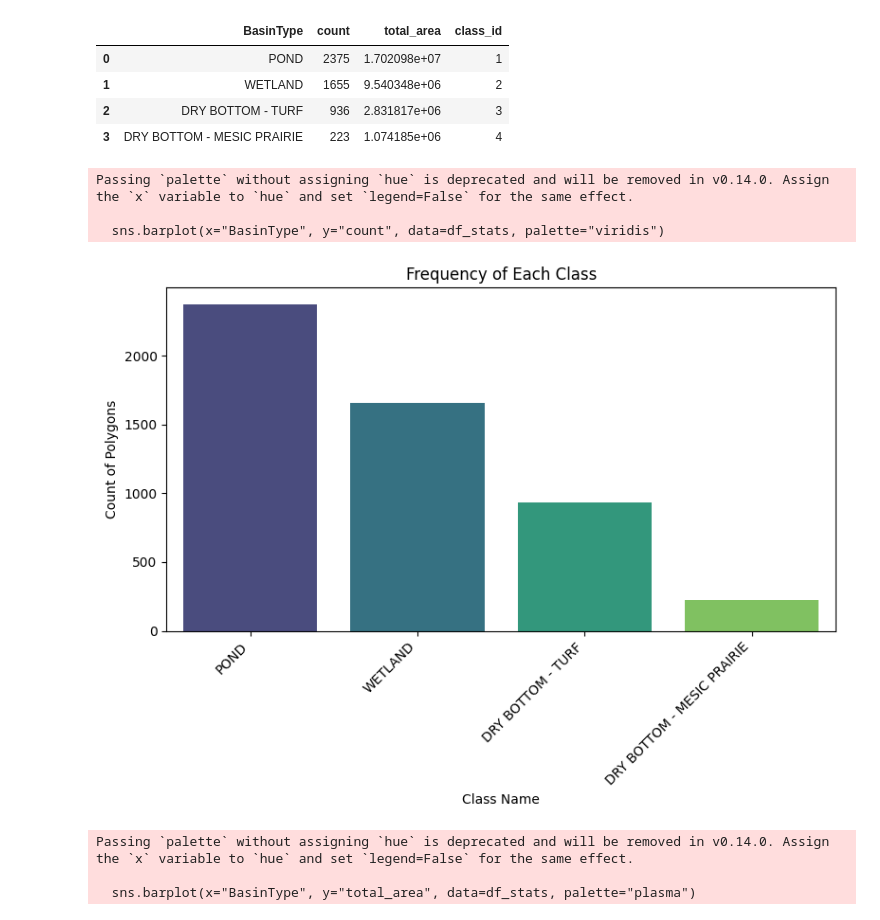
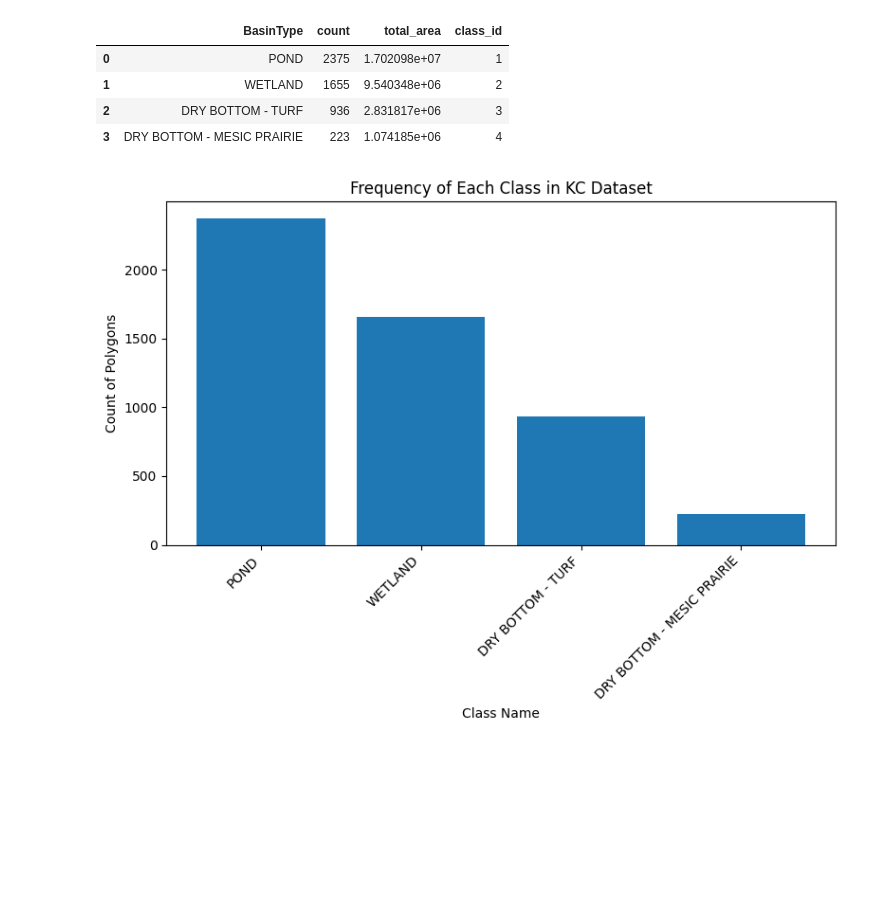
Before and after one commit to dsi-clinic/CMAP, a Jupyter notebook: Analyze_Class_Distribution.ipynb, the cells around one changed output. Drawn from its saved outputs; the diff is of its cells as text; code cells hidden in the pictures; blank space fills up the shorter version.

```diff
--- a/Analyze_Class_Distribution.ipynb
+++ b/Analyze_Class_Distribution.ipynb
@@ -72,30 +72,24 @@ df_stats
 | 2 | DRY BOTTOM - TURF | 936 | 2.831817e+06 | 3 |
 | 3 | DRY BOTTOM - MESIC PRAIRIE | 223 | 1.074185e+06 | 4 |
 # %%
-import seaborn as sns
-
+# First plot: Frequency of Each Class
 plt.figure(figsize=(8, 6))
-sns.barplot(x="BasinType", y="count", data=df_stats, palette="viridis")
-plt.title("Frequency of Each Class")
+plt.bar(df_stats["BasinType"], df_stats["count"])
+plt.title("Frequency of Each Class in KC Dataset")
 plt.xlabel("Class Name")
 plt.ylabel("Count of Polygons")
 plt.xticks(rotation=45, ha="right")
 plt.tight_layout()
 plt.show()
 
+# Second plot: Total Area of Each Class
 plt.figure(figsize=(8, 6))
-sns.barplot(x="BasinType", y="total_area", data=df_stats, palette="plasma")
-plt.title("Total Area of Each Class")
+plt.bar(df_stats["BasinType"], df_stats["total_area"])
+plt.title("Total Area of Each Class in KC Dataset")
 plt.xlabel("Class Name")
-plt.ylabel("Total Area (Square Units)")
+plt.ylabel("Total Area (m^2)")
 plt.xticks(rotation=45, ha="right")
 plt.tight_layout()
 plt.show()
 # %% [output]
-Passing `palette` without assigning `hue` is deprecated and will be removed in v0.14.0. Assign the `x` variable to `hue` and set `legend=False` for the same effect.
-
-  sns.barplot(x="BasinType", y="count", data=df_stats, palette="viridis")
-[figure, old version]
+[figure, new version]
-Passing `palette` without assigning `hue` is deprecated and will be removed in v0.14.0. Assign the `x` variable to `hue` and set `legend=False` for the same effect.
-
-  sns.barplot(x="BasinType", y="total_area", data=df_stats, palette="plasma")
```
Also changed, not shown: parts of 1 cell of this notebook, 1 other file.
